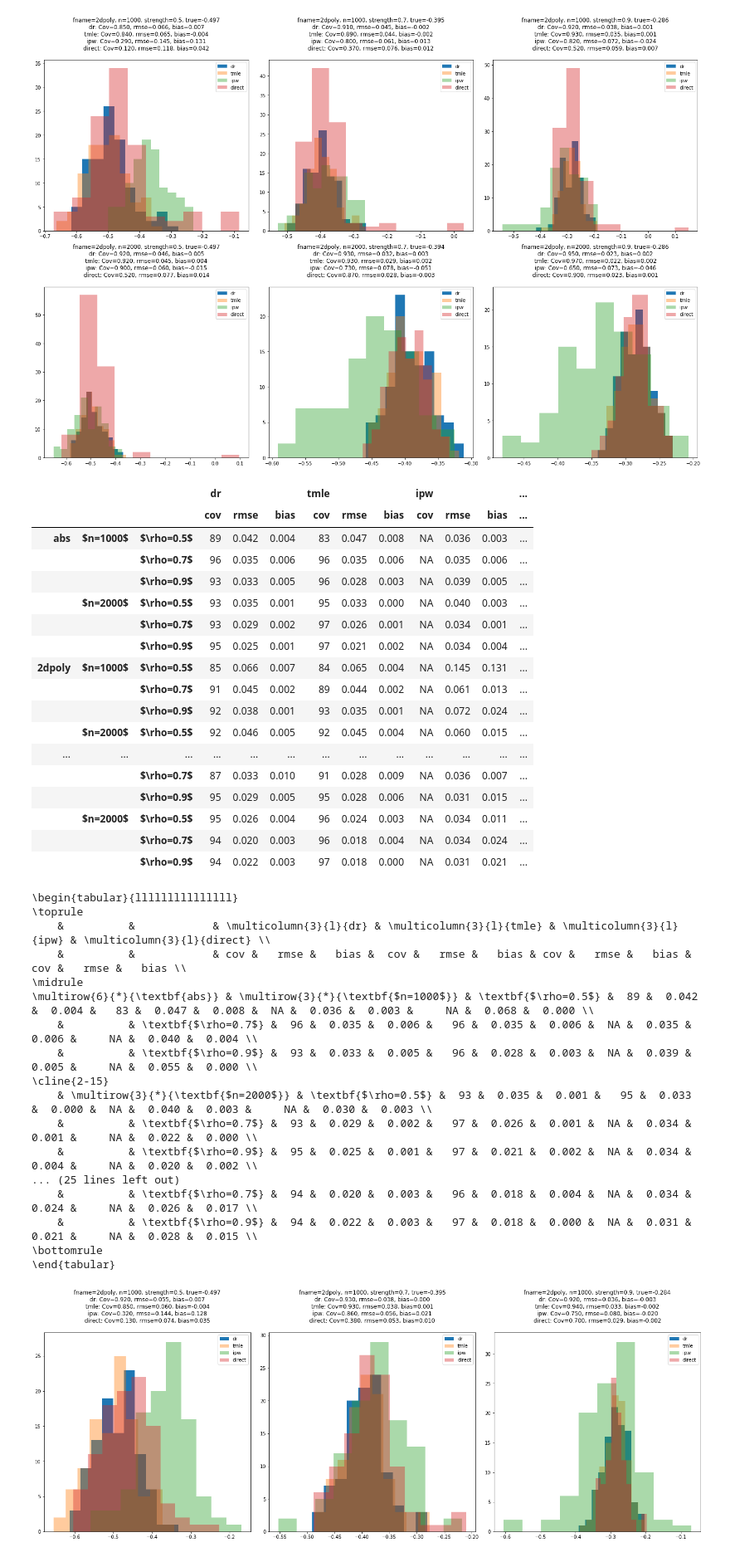
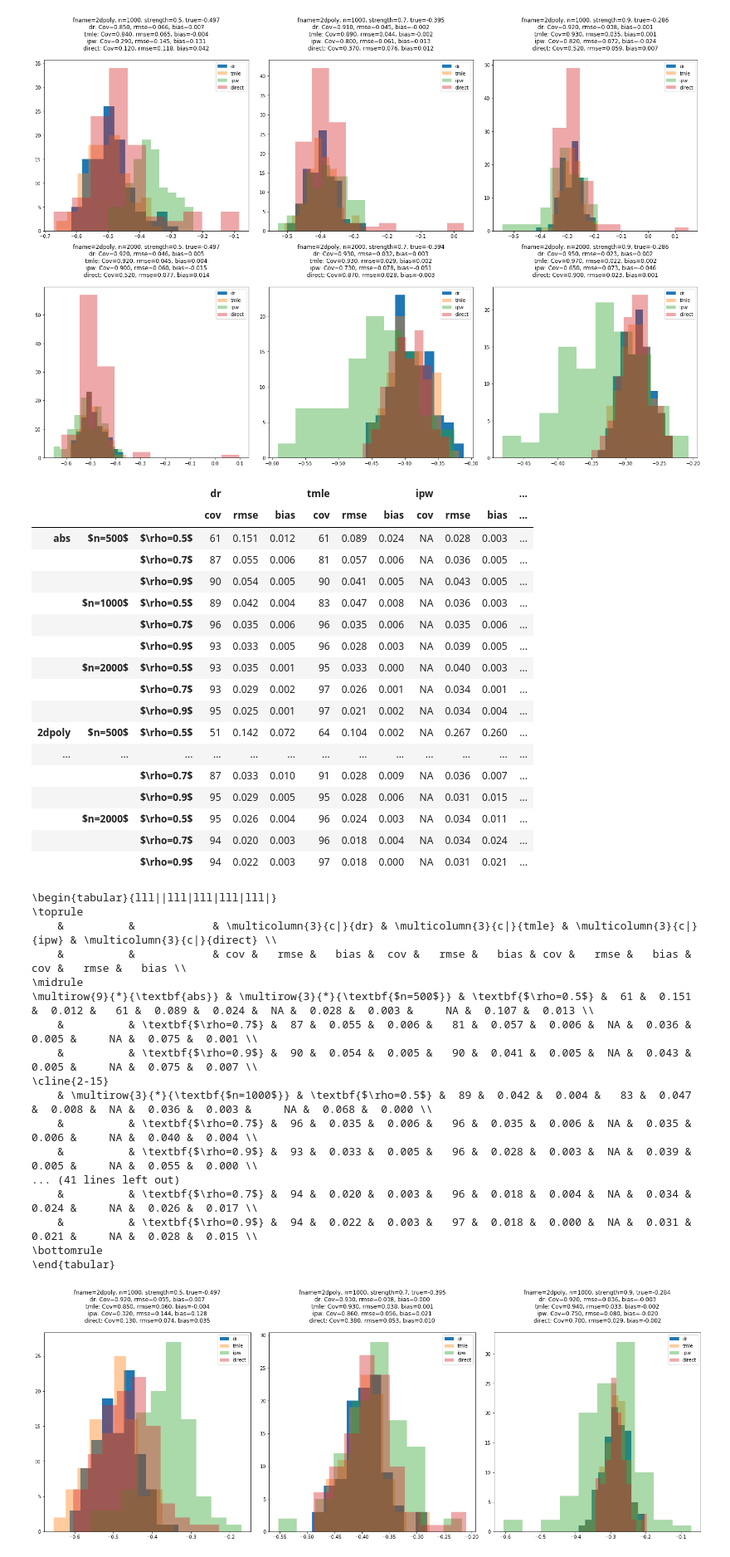
Before and after one commit to syrgkanislab/npiv_functionals, a Jupyter notebook: notebooks/Postprocess.ipynb, the cells around one changed output. Shown at 83% size. Cells and saved outputs as stored; diff of their text form; code cells hidden in the pictures.

```diff
--- a/notebooks/Postprocess.ipynb
+++ b/notebooks/Postprocess.ipynb
@@ -64,64 +64,66 @@ for fname in ['abs', '2dpoly']:
 import pandas as pd
 
 resd = {}
 for fname in ['abs', '2dpoly', 'sigmoid', 'sin']:
     resd[fname] = {}
-    for n in [1000, 2000]:
+    for n in [500, 1000, 2000]:
         nkey = f'$n={n}$'
         resd[fname][nkey] = {}
         for iv_strength in [.5, .7, .9]:
             true, results = joblib.load(f'res_fn_{fname}_n_{n}_stregth_{iv_strength}_eps_{0.1}.jbl')
             ivkey = f'$\rho={iv_strength}$'
             resd[fname][nkey][ivkey] = {}
             for it, method in enumerate(['dr', 'tmle', 'ipw', 'direct']):
                 data = np.array([r[it] for r in results])
                 if method in ['dr', 'tmle']:
                     cov = f'{100*np.mean((data[:, 1] <= true) & (true <= data[:, 2])):.0f}'
                 else:
                     cov = 'NA'
                 resd[fname][nkey][ivkey][method] = {
                                 'cov': cov,
                                 'rmse': f'{np.sqrt(np.mean((data[:, 0]-true)**2)):.3f}',
                                 'bias': f'{np.abs(np.mean((data[:, 0]-true))):.3f}'}
             resd[fname][nkey][ivkey] = pd.DataFrame(resd[fname][nkey][ivkey])
         resd[fname][nkey] = pd.concat(resd[fname][nkey])
     resd[fname] = pd.concat(resd[fname])
 
 display(pd.concat(resd).unstack(level=3))
 print(pd.concat(resd).unstack(level=3).to_latex(bold_rows=True, multirow=True,
-                                                multicolumn=True, escape=False))
+                                                multicolumn=True, escape=False,
+                                                column_format='lll||lll|lll|lll|lll|',
+                                                multicolumn_format='c|'))
 # %% [output]
 |  |  |  | dr |  |  | tmle |  |  | ipw |  |  | ... |
 |  |  |  | cov | rmse | bias | cov | rmse | bias | cov | rmse | bias | ... |
-| abs | $n=1000$ | $\rho=0.5$ | 89 | 0.042 | 0.004 | 83 | 0.047 | 0.008 | NA | 0.036 | 0.003 | ... |
+| abs | $n=500$ | $\rho=0.5$ | 61 | 0.151 | 0.012 | 61 | 0.089 | 0.024 | NA | 0.028 | 0.003 | ... |
+|  |  | $\rho=0.7$ | 87 | 0.055 | 0.006 | 81 | 0.057 | 0.006 | NA | 0.036 | 0.005 | ... |
+|  |  | $\rho=0.9$ | 90 | 0.054 | 0.005 | 90 | 0.041 | 0.005 | NA | 0.043 | 0.005 | ... |
+|  | $n=1000$ | $\rho=0.5$ | 89 | 0.042 | 0.004 | 83 | 0.047 | 0.008 | NA | 0.036 | 0.003 | ... |
 |  |  | $\rho=0.7$ | 96 | 0.035 | 0.006 | 96 | 0.035 | 0.006 | NA | 0.035 | 0.006 | ... |
 |  |  | $\rho=0.9$ | 93 | 0.033 | 0.005 | 96 | 0.028 | 0.003 | NA | 0.039 | 0.005 | ... |
 |  | $n=2000$ | $\rho=0.5$ | 93 | 0.035 | 0.001 | 95 | 0.033 | 0.000 | NA | 0.040 | 0.003 | ... |
 |  |  | $\rho=0.7$ | 93 | 0.029 | 0.002 | 97 | 0.026 | 0.001 | NA | 0.034 | 0.001 | ... |
 |  |  | $\rho=0.9$ | 95 | 0.025 | 0.001 | 97 | 0.021 | 0.002 | NA | 0.034 | 0.004 | ... |
-| 2dpoly | $n=1000$ | $\rho=0.5$ | 85 | 0.066 | 0.007 | 84 | 0.065 | 0.004 | NA | 0.145 | 0.131 | ... |
-|  |  | $\rho=0.7$ | 91 | 0.045 | 0.002 | 89 | 0.044 | 0.002 | NA | 0.061 | 0.013 | ... |
-|  |  | $\rho=0.9$ | 92 | 0.038 | 0.001 | 93 | 0.035 | 0.001 | NA | 0.072 | 0.024 | ... |
-|  | $n=2000$ | $\rho=0.5$ | 92 | 0.046 | 0.005 | 92 | 0.045 | 0.004 | NA | 0.060 | 0.015 | ... |
+| 2dpoly | $n=500$ | $\rho=0.5$ | 51 | 0.142 | 0.072 | 64 | 0.104 | 0.002 | NA | 0.267 | 0.260 | ... |
 | ... | ... | ... | ... | ... | ... | ... | ... | ... | ... | ... | ... | ... |
 |  |  | $\rho=0.7$ | 87 | 0.033 | 0.010 | 91 | 0.028 | 0.009 | NA | 0.036 | 0.007 | ... |
 |  |  | $\rho=0.9$ | 95 | 0.029 | 0.005 | 95 | 0.028 | 0.006 | NA | 0.031 | 0.015 | ... |
 |  | $n=2000$ | $\rho=0.5$ | 95 | 0.026 | 0.004 | 96 | 0.024 | 0.003 | NA | 0.034 | 0.011 | ... |
 |  |  | $\rho=0.7$ | 94 | 0.020 | 0.003 | 96 | 0.018 | 0.004 | NA | 0.034 | 0.024 | ... |
 |  |  | $\rho=0.9$ | 94 | 0.022 | 0.003 | 97 | 0.018 | 0.000 | NA | 0.031 | 0.021 | ... |
-\begin{tabular}{lllllllllllllll}
+\begin{tabular}{lll||lll|lll|lll|lll|}
 \toprule
-    &          &            & \multicolumn{3}{l}{dr} & \multicolumn{3}{l}{tmle} & \multicolumn{3}{l}{ipw} & \multicolumn{3}{l}{direct} \\
+    &          &            & \multicolumn{3}{c|}{dr} & \multicolumn{3}{c|}{tmle} & \multicolumn{3}{c|}{ipw} & \multicolumn{3}{c|}{direct} \\
     &          &            & cov &   rmse &   bias &  cov &   rmse &   bias & cov &   rmse &   bias &    cov &   rmse &   bias \\
 \midrule
-\multirow{6}{*}{\textbf{abs}} & \multirow{3}{*}{\textbf{$n=1000$}} & \textbf{$\rho=0.5$} &  89 &  0.042 &  0.004 &   83 &  0.047 &  0.008 &  NA &  0.036 &  0.003 &     NA &  0.068 &  0.000 \\
+\multirow{9}{*}{\textbf{abs}} & \multirow{3}{*}{\textbf{$n=500$}} & \textbf{$\rho=0.5$} &  61 &  0.151 &  0.012 &   61 &  0.089 &  0.024 &  NA &  0.028 &  0.003 &     NA &  0.107 &  0.013 \\
+    &          & \textbf{$\rho=0.7$} &  87 &  0.055 &  0.006 &   81 &  0.057 &  0.006 &  NA &  0.036 &  0.005 &     NA &  0.075 &  0.001 \\
+    &          & \textbf{$\rho=0.9$} &  90 &  0.054 &  0.005 &   90 &  0.041 &  0.005 &  NA &  0.043 &  0.005 &     NA &  0.075 &  0.007 \\
+\cline{2-15}
+    & \multirow{3}{*}{\textbf{$n=1000$}} & \textbf{$\rho=0.5$} &  89 &  0.042 &  0.004 &   83 &  0.047 &  0.008 &  NA &  0.036 &  0.003 &     NA &  0.068 &  0.000 \\
     &          & \textbf{$\rho=0.7$} &  96 &  0.035 &  0.006 &   96 &  0.035 &  0.006 &  NA &  0.035 &  0.006 &     NA &  0.040 &  0.004 \\
     &          & \textbf{$\rho=0.9$} &  93 &  0.033 &  0.005 &   96 &  0.028 &  0.003 &  NA &  0.039 &  0.005 &     NA &  0.055 &  0.000 \\
-\cline{2-15}
-    & \multirow{3}{*}{\textbf{$n=2000$}} & \textbf{$\rho=0.5$} &  93 &  0.035 &  0.001 &   95 &  0.033 &  0.000 &  NA &  0.040 &  0.003 &     NA &  0.030 &  0.003 \\
-    &          & \textbf{$\rho=0.7$} &  93 &  0.029 &  0.002 &   97 &  0.026 &  0.001 &  NA &  0.034 &  0.001 &     NA &  0.022 &  0.000 \\
-    &          & \textbf{$\rho=0.9$} &  95 &  0.025 &  0.001 &   97 &  0.021 &  0.002 &  NA &  0.034 &  0.004 &     NA &  0.020 &  0.002 \\
-... (25 lines left out)
+... (41 lines left out)
     &          & \textbf{$\rho=0.7$} &  94 &  0.020 &  0.003 &   96 &  0.018 &  0.004 &  NA &  0.034 &  0.024 &     NA &  0.026 &  0.017 \\
     &          & \textbf{$\rho=0.9$} &  94 &  0.022 &  0.003 &   97 &  0.018 &  0.000 &  NA &  0.031 &  0.021 &     NA &  0.028 &  0.015 \\
 \bottomrule
```
Also changed, not shown: parts of 2 cells of this notebook, 4 other files.
